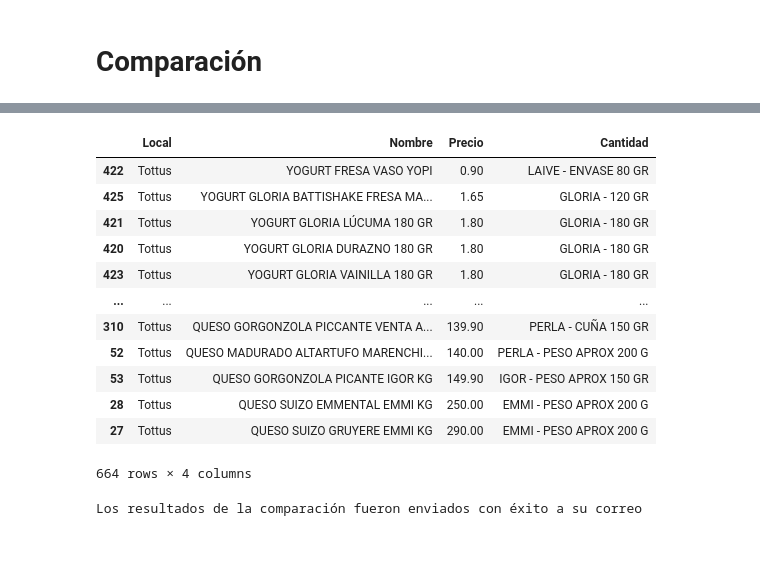
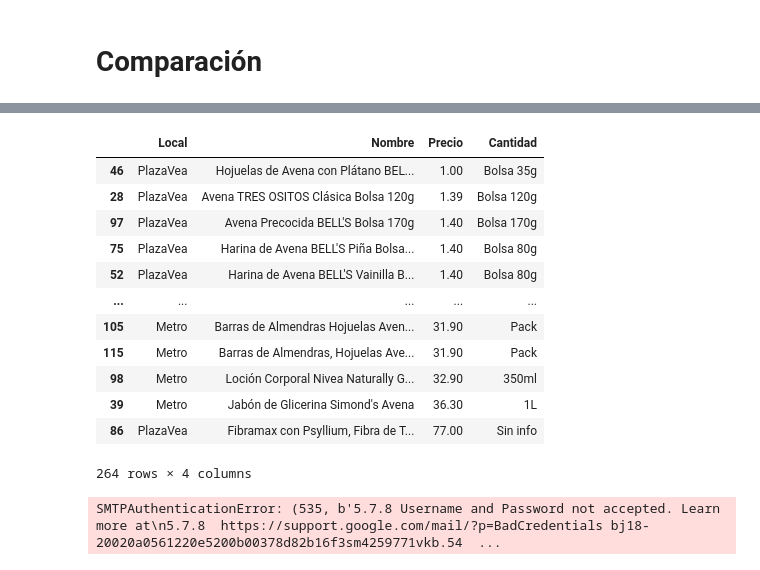
Before and after one commit to Diego020A/Trabajo_Final_LP2, a Jupyter notebook: Trabajo Final LP2 (Mejorado).ipynb, the cells around one changed output, grey strips where cells are left out. Saved outputs shown, nothing was run; the diff lists cells and outputs as text; code cells hidden in the pictures.

```diff
--- a/Trabajo Final LP2 (Mejorado).ipynb
+++ b/Trabajo Final LP2 (Mejorado).ipynb
@@ -219,7 +218,7 @@ for i in datos1:
 
 # Se crea dataframe para estructurar datos con las columnas Nombre-Precio(S/.)-Cantidad
 
-columnas=['Local','Nombre','Precio (S/.)','Cantidad']
+columnas=['Local','Nombre','Precio','Cantidad']
 Metro=pd.DataFrame(data=total1,columns=columnas)
 
 driver.close()
@@ -257,9 +417,7 @@ from selenium.webdriver.chrome.service import Service
 
 options = webdriver.ChromeOptions()
 options.add_argument('--incognito')
-s= Service('C:/Users/Diego/Desktop/Trabajo_Final_LP2/chromedriver.exe')   # Se utiliza comando Service() porque arrojaba error
-                                                                          # deprecated .... iperkenel.
-driver = webdriver.Chrome(service=s,options = options)
+driver = webdriver.Chrome(public,options = options)
 
 # Se asigna la pagina web a scrapear
 driver.get("https://www.tottus.com.pe/")
@@ -365,7 +524,7 @@ for i in datos3:
 
 # Se crea dataframe con datos ya estructurados con las columnas Nombre-Precio(S/.)-Cantidad
 
-columnas=['Local','Nombre','Precio (S/.)','Cantidad']
+columnas=['Local','Nombre','Precio','Cantidad']
 Tottus=pd.DataFrame(data=total3,columns=columnas)
 driver.close()
 Tottus
@@ -387,19 +550,23 @@ Tottus
 #  Comparación
 # %%
 # Ordena de menor a mayor de
-M_orden=Metro.sort_values(by='Precio (S/.)')
-T_orden=Tottus.sort_values(by='Precio (S/.)')
+M_orden=Metro.sort_values(by='Precio')
+P_orden=PlazaVea.sort_values(by='Precio')
+T_orden=Tottus.sort_values(by='Precio')
 # Se selecciona el primer y ultimo producto de la tabla anterior
 M_altobajo= M_orden.iloc[[0,-1]]
+P_altobajo= P_orden.iloc[[0,-1]]
 T_altobajo= T_orden.iloc[[0,-1]]
 # Se crea nueva columna que indica la magnitud del precio (más alto y más bajo)
 T_altobajo=T_altobajo.assign(Precio_mag =['Precio más Bajo','Precio más Alto'])
+P_altobajo=P_altobajo.assign(Precio_mag =['Precio más Bajo','Precio más Alto'])
 M_altobajo=M_altobajo.assign(Precio_mag =['Precio más Bajo','Precio más Alto'])
 T_altobajo.index = ['0', '1']
+P_altobajo.index = ['0', '1']
 M_altobajo.index = ['0', '1']
 
 # Se unen las tablas (pd.concat) y se muestra de forma horizontal
-comparacion1=pd.concat([M_altobajo,T_altobajo],axis=1)      # Comparación en columnas
+comparacion1=pd.concat([M_altobajo,P_altobajo,T_altobajo],axis=1)      # Comparación en columnas
 #comparacion=pd.concat([M_altobajo,T_altobajo],axis=0)     # Comparación en filas
 
 comparacion1
@@ -410,21 +577,21 @@ comparacion1
 # %%
 # Comparación desde el precio más bajo al precio más alto en todos los productos encontrados en las dos localidades
-comparacion2=pd.concat([M_orden,T_orden],axis=0)
-comparacion2.sort_values(by='Precio (S/.)')
+comparacion2=pd.concat([M_orden,P_orden,T_orden],axis=0)
+comparacion2.sort_values(by='Precio')
 # %% [output]
 |  | Local | Nombre | Precio | Cantidad |
-| 422 | Tottus | YOGURT FRESA VASO YOPI | 0.90 | LAIVE - ENVASE 80 GR |
-| 425 | Tottus | YOGURT GLORIA BATTISHAKE FRESA MA... | 1.65 | GLORIA - 120 GR |
-| 421 | Tottus | YOGURT GLORIA LÚCUMA 180 GR | 1.80 | GLORIA - 180 GR |
-| 420 | Tottus | YOGURT GLORIA DURAZNO 180 GR | 1.80 | GLORIA - 180 GR |
-| 423 | Tottus | YOGURT GLORIA VAINILLA 180 GR | 1.80 | GLORIA - 180 GR |
+| 46 | PlazaVea | Hojuelas de Avena con Plátano BEL... | 1.00 | Bolsa 35g |
+| 28 | PlazaVea | Avena TRES OSITOS Clásica Bolsa 120g | 1.39 | Bolsa 120g |
+| 97 | PlazaVea | Avena Precocida BELL'S Bolsa 170g | 1.40 | Bolsa 170g |
+| 75 | PlazaVea | Harina de Avena BELL'S Piña Bolsa... | 1.40 | Bolsa 80g |
+| 52 | PlazaVea | Harina de Avena BELL'S Vainilla B... | 1.40 | Bolsa 80g |
 | ... | ... | ... | ... | ... |
-| 310 | Tottus | QUESO GORGONZOLA PICCANTE VENTA A... | 139.90 | PERLA - CUÑA 150 GR |
-| 52 | Tottus | QUESO MADURADO ALTARTUFO MARENCHI... | 140.00 | PERLA - PESO APROX 200 G |
-| 53 | Tottus | QUESO GORGONZOLA PICANTE IGOR KG | 149.90 | IGOR - PESO APROX 150 GR |
-| 28 | Tottus | QUESO SUIZO EMMENTAL EMMI KG | 250.00 | EMMI - PESO APROX 200 G |
-| 27 | Tottus | QUESO SUIZO GRUYERE EMMI KG | 290.00 | EMMI - PESO APROX 200 G |
+| 105 | Metro | Barras de Almendras Hojuelas Aven... | 31.90 | Pack |
+| 115 | Metro | Barras de Almendras, Hojuelas Ave... | 31.90 | Pack |
+| 98 | Metro | Loción Corporal Nivea Naturally G... | 32.90 | 350ml |
+| 39 | Metro | Jabón de Glicerina Simond's Avena | 36.30 | 1L |
+| 86 | PlazaVea | Fibramax con Psyllium, Fibra de T... | 77.00 | Sin info |
-664 rows × 4 columns
+264 rows × 4 columns
 # %%
 # Envío de de los resultados al correo ingresado anteriormente
 
@@ -438,8 +605,8 @@ import getpass
 # usuario: jossemen01@gmail.com
 # contraseña: mxszphkwuhexmfue       <- contraseña generado para aplicaciones autorizadas en la cuenta gmail quien envía.
 
-sender_address = 'jossemen01@gmail.com'
-sender_pass = 'mxszphkwuhexmfue'
+sender_address = 'usuario123321v1@gmail.com'
+sender_pass = 'Usuario01'
 receiver_address = correo
 
 # El cuerpo del mensaje puede ser html, json, texto puro
@@ -466,4 +633,4 @@ session.quit()
 
 print('Los resultados de la comparación fueron enviados con éxito a su correo')
 # %% [output]
-Los resultados de la comparación fueron enviados con éxito a su correo
+SMTPAuthenticationError: (535, b'5.7.8 Username and Password not accepted. Learn more at\n5.7.8  https://support.google.com/mail/?p=BadCredentials bj18-20020a0561220e5200b00378d82b16f3sm4259771vkb.54  ...
```
Also changed, not shown: parts of 12 cells of this notebook.
